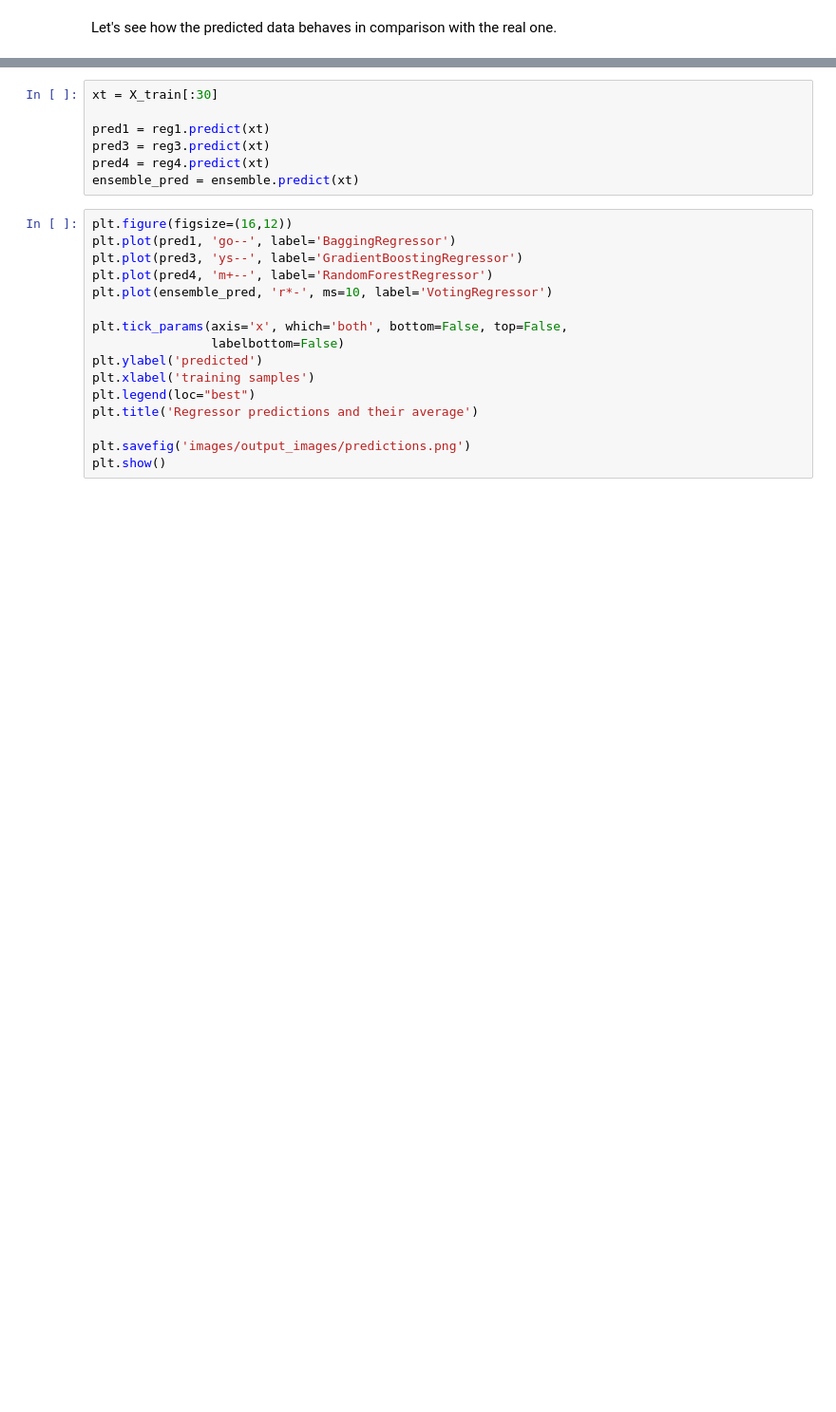
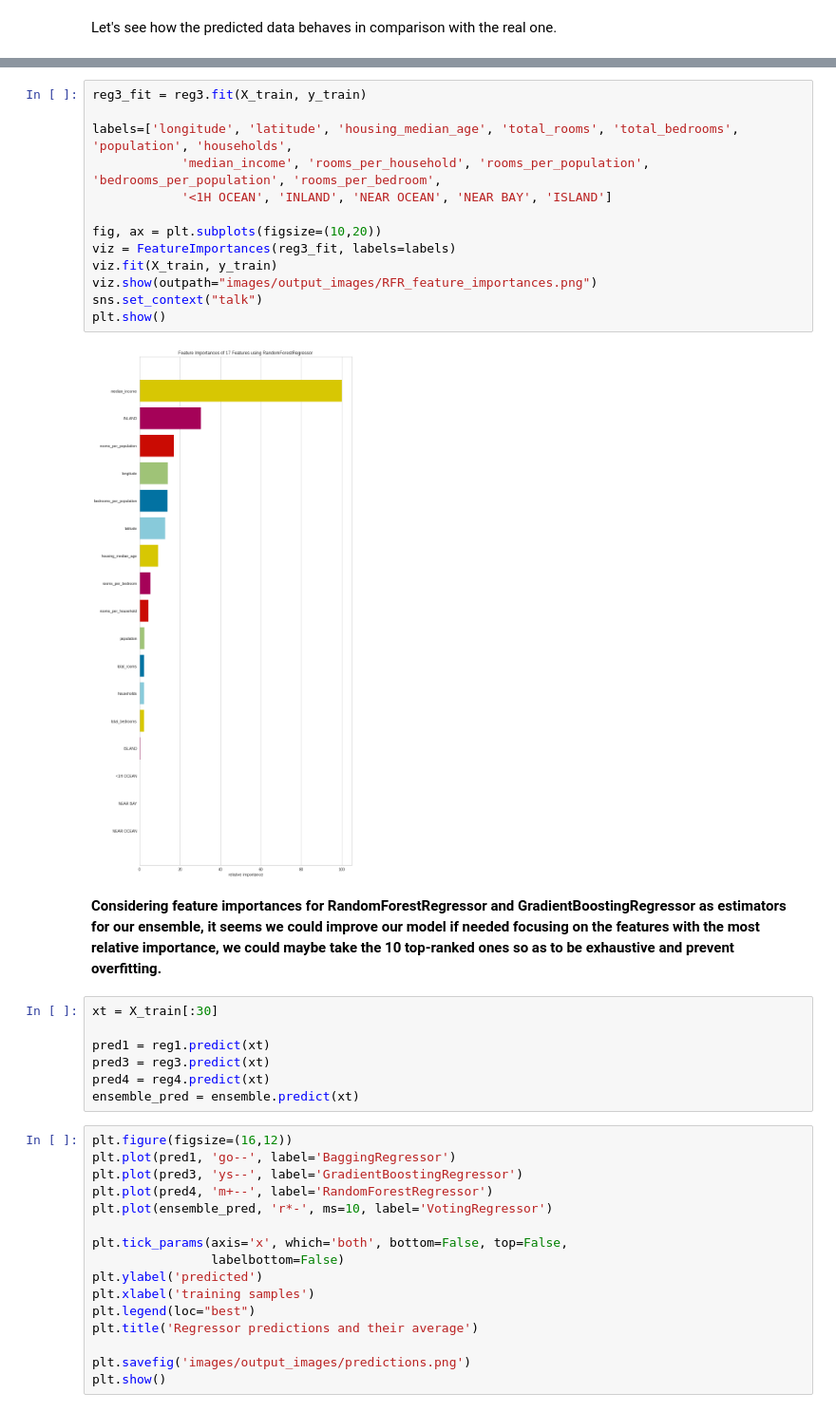
Before and after one commit to mikongame/California-Housing-Prices-Machine-Learning-Test-for-E-sports-Trading-SL, a Jupyter notebook: test_ml.ipynb, the cells around one changed output, grey strips where cells are left out. Shown at 95% size. Drawn from its saved outputs; the diff is of its cells as text; blank space fills up the shorter version.

```diff
--- a/test_ml.ipynb
+++ b/test_ml.ipynb
@@ -1018,3 +1102,20 @@ sns.barplot(data={'importance':ensemble_pred.feature_importances_,'feature':df.c
+# %%
+reg3_fit = reg3.fit(X_train, y_train)
+
+labels=['longitude', 'latitude', 'housing_median_age', 'total_rooms', 'total_bedrooms', 'population', 'households',
+            'median_income', 'rooms_per_household', 'rooms_per_population', 'bedrooms_per_population', 'rooms_per_bedroom',
+            '<1H OCEAN', 'INLAND', 'NEAR OCEAN', 'NEAR BAY', 'ISLAND']
+
+fig, ax = plt.subplots(figsize=(10,20))
+viz = FeatureImportances(reg3_fit, labels=labels)
+viz.fit(X_train, y_train)
+viz.show(outpath="images/output_images/RFR_feature_importances.png")
+sns.set_context("talk")
+plt.show()
+# %% [output]
+[figure, added]
+# %% [markdown]
+**Considering feature importances for RandomForestRegressor and GradientBoostingRegressor as estimators for our ensemble, it seems we could improve our model if needed focusing on the features with the most relative importance, we could maybe take the 10 top-ranked ones so as to be exhaustive and prevent overfitting.**
 # %%
 xt = X_train[:30]
 
```
Also changed, not shown: parts of 19 cells of this notebook, 14 other files.
